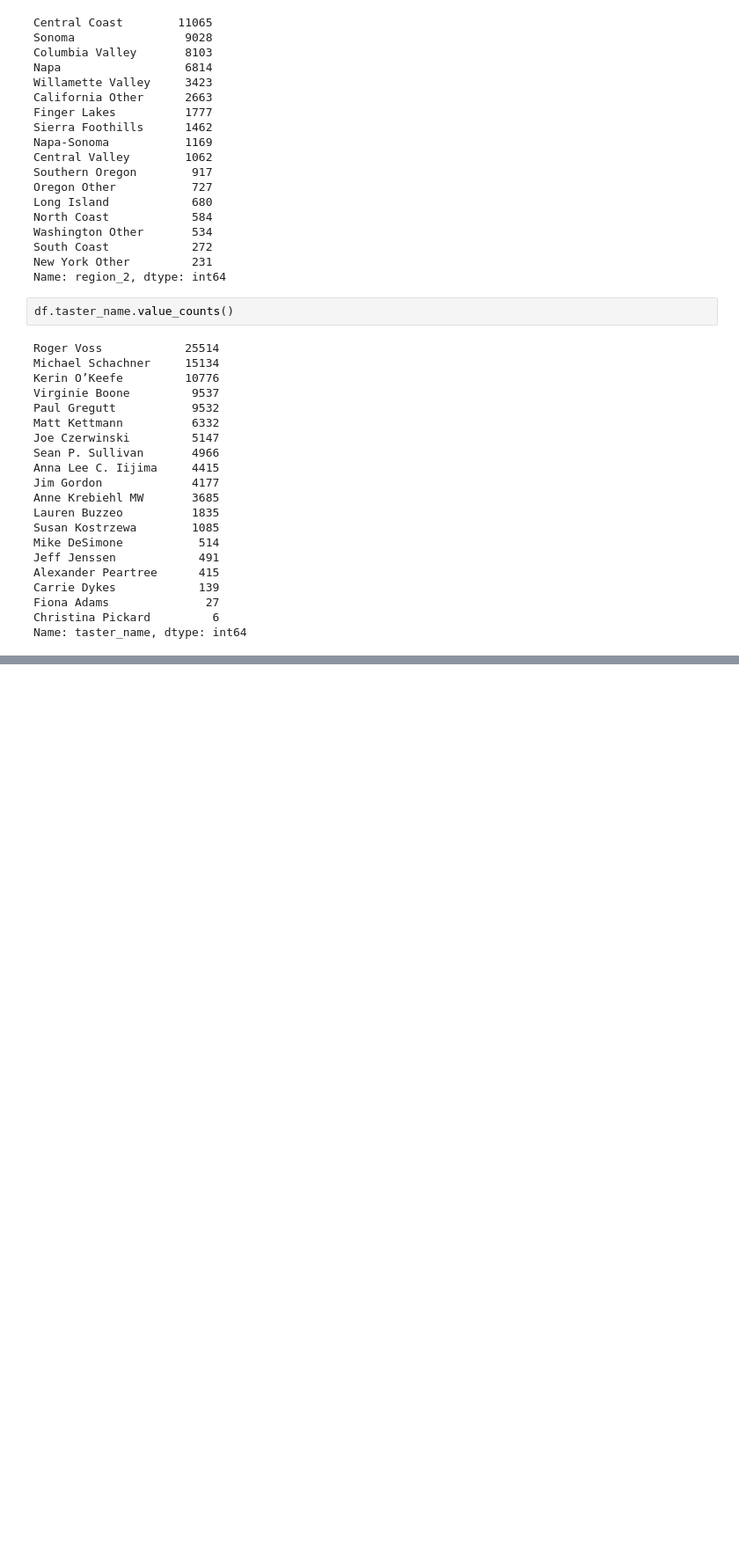
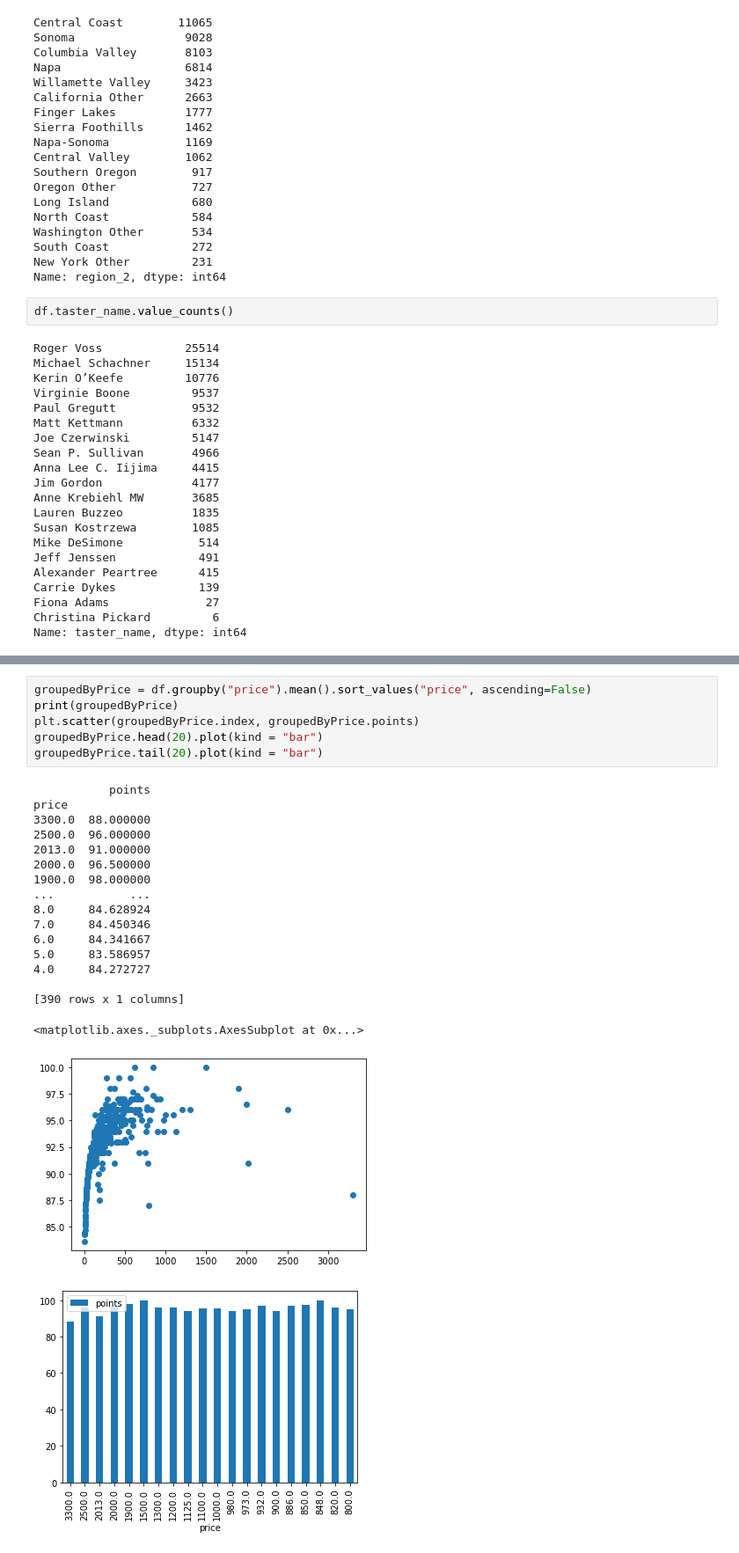
Before and after one commit to Juhantam/WineProject, a Jupyter notebook: WineProject.ipynb, the cells around one changed output, grey strips where cells are left out. Shown: that part at 88% size. Cells and saved outputs as stored; diff of their text form; blank space fills up the shorter version.

```diff
--- a/WineProject.ipynb
+++ b/WineProject.ipynb
@@ -186,0 +224,25 @@ Name: variety, Length: 707, dtype: int64
+# %%
+groupedByPrice = df.groupby("price").mean().sort_values("price", ascending=False)
+print(groupedByPrice)
+plt.scatter(groupedByPrice.index, groupedByPrice.points)
+groupedByPrice.head(20).plot(kind = "bar")
+groupedByPrice.tail(20).plot(kind = "bar")
+# %% [output]
+           points
+price
+3300.0  88.000000
+2500.0  96.000000
+2013.0  91.000000
+2000.0  96.500000
+1900.0  98.000000
+...           ...
+8.0     84.628924
+7.0     84.450346
+6.0     84.341667
+5.0     83.586957
+4.0     84.272727
+
+[390 rows x 1 columns]
+<matplotlib.axes._subplots.AxesSubplot at 0x...>
+[figure, added]
+[figure, added]
```
Also changed, not shown: parts of 25 cells of this notebook.
